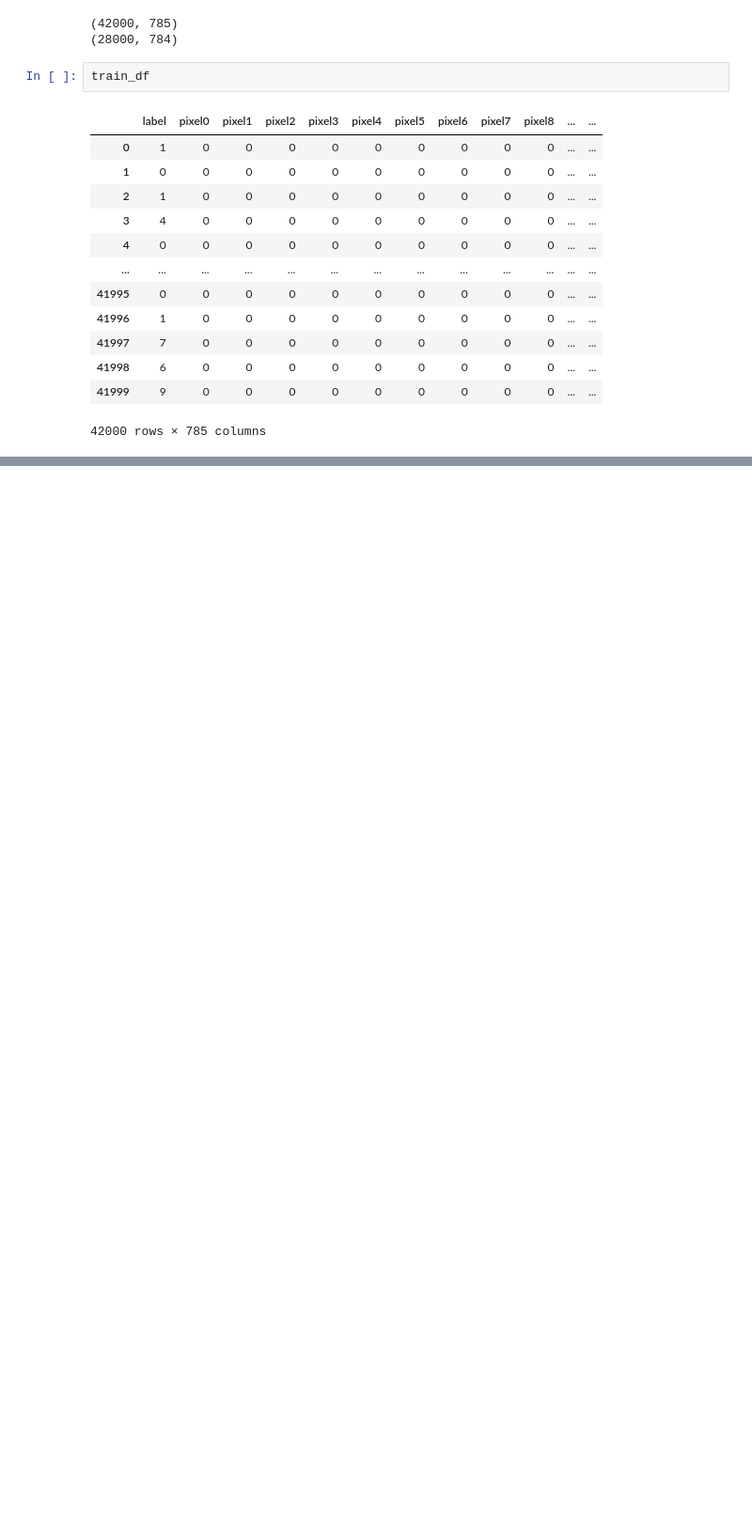
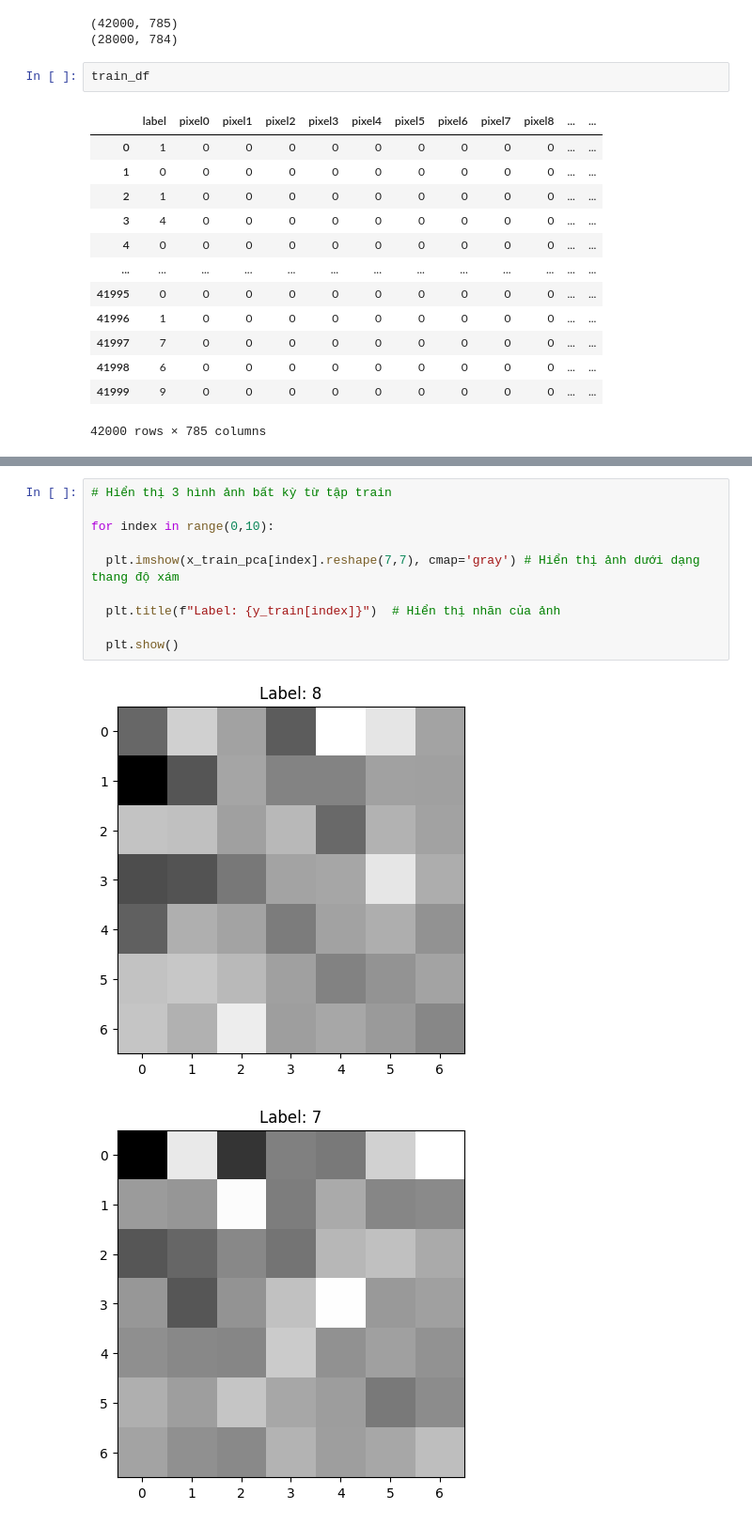
Before and after one commit to vohoa2004/AI3_ML_Projects, a Jupyter notebook: digit_recognizer/DigitRecognizer.ipynb, the cells around one changed output, grey strips where cells are left out. Shown at 94% size. Drawn from its saved outputs; the diff is of its cells as text; blank space fills up the shorter version.

```diff
--- a/digit_recognizer/DigitRecognizer.ipynb
+++ b/digit_recognizer/DigitRecognizer.ipynb
@@ -221,0 +262,13 @@ for index in random_numbers:
+# %%
+# Hiển thị 3 hình ảnh bất kỳ từ tập train
+
+for index in range(0,10):
+
+  plt.imshow(x_train_pca[index].reshape(7,7), cmap='gray') # Hiển thị ảnh dưới dạng thang độ xám
+
+  plt.title(f"Label: {y_train[index]}")  # Hiển thị nhãn của ảnh
+
+  plt.show()
+# %% [output]
+[figure, added]
+[figure, added]
```
Also changed, not shown: parts of 51 cells of this notebook.
